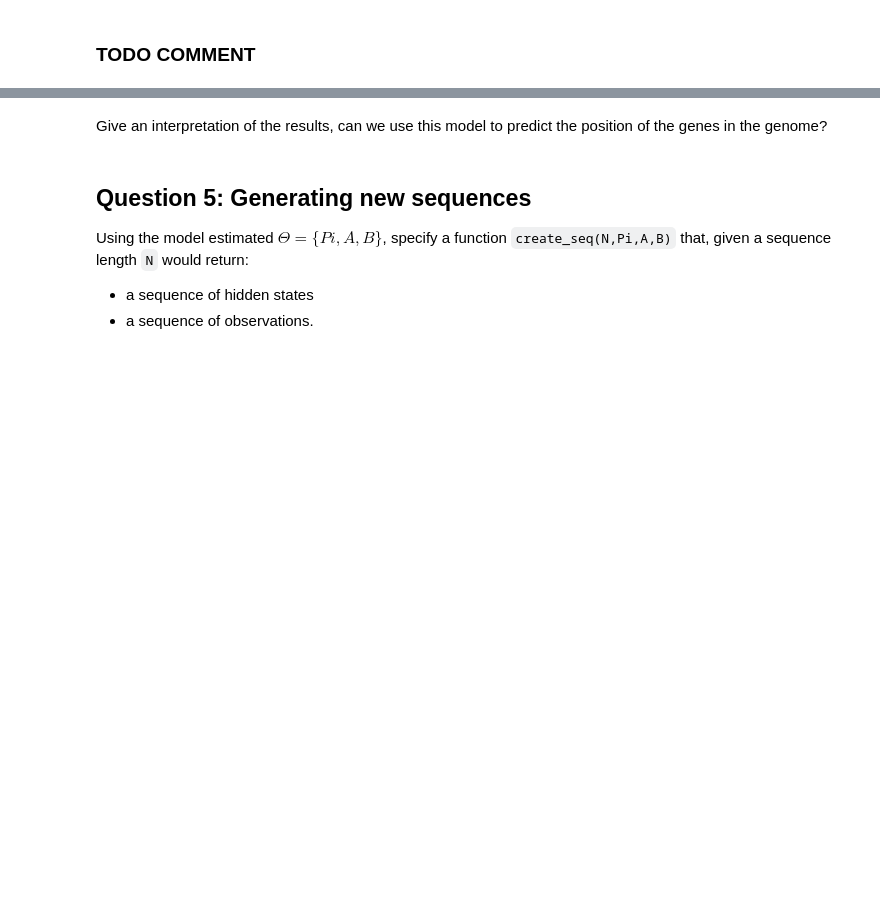
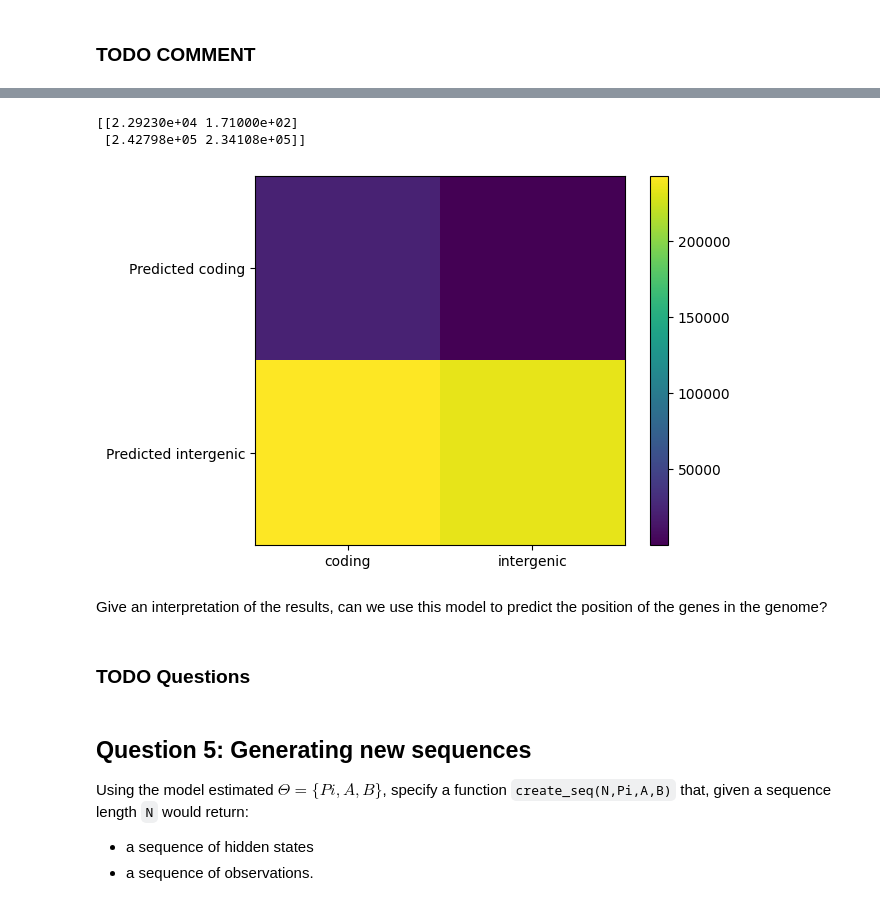
Before and after one commit to HendrikHigl/ma-cs-apml, a Jupyter notebook: GenePredictionProject/HMM_Gene_prediction.ipynb, the cells around one changed output, grey strips where cells are left out. Saved outputs shown, nothing was run; the diff lists cells and outputs as text; code cells hidden in the pictures; blank space fills up the shorter version.

```diff
--- a/GenePredictionProject/HMM_Gene_prediction.ipynb
+++ b/GenePredictionProject/HMM_Gene_prediction.ipynb
@@ -452,28 +452,43 @@ In other words, we have:
 # %%
 def create_confusion_matrix(true_sequence, predicted_sequence):
     ## your code here
-    pass
+
+    mat = np.zeros((2, 2))
+
+    for i in range(len(true_sequence)):
+        true_val = 0 if true_sequence[i] == 0 else 1
+        pred_val = 0 if predicted_sequence[i] == 0 else 1
+
+        mat[pred_val, true_val] += 1
+
+    return mat
 
 ###Display the confusion matrix
 import matplotlib.pyplot as plt
 
 mat_conf=create_confusion_matrix(annotation_test, predicted_states)
 plt.imshow(mat_conf)
 plt.colorbar()
 ax = plt.gca();
 
 # Major ticks
 ax.set_xticks(np.arange(0, 2, 1));
 ax.set_yticks(np.arange(0, 2, 1));
 
 # Labels for major ticks
 ax.set_xticklabels(['coding','intergenic']);
 ax.set_yticklabels(['Predicted coding','Predicted intergenic']);
 
 print(mat_conf)
 plt.show()
+# %% [output]
+[[2.29230e+04 1.71000e+02]
+ [2.42798e+05 2.34108e+05]]
+[figure, added]
 # %% [markdown]
 Give an interpretation of the results, can we use this model to predict the position of the genes in the genome?
+# %% [markdown]
+### TODO Questions
 # %% [markdown]
 ## Question 5: Generating new sequences
 
```
Also changed, not shown: parts of 8 cells of this notebook.
